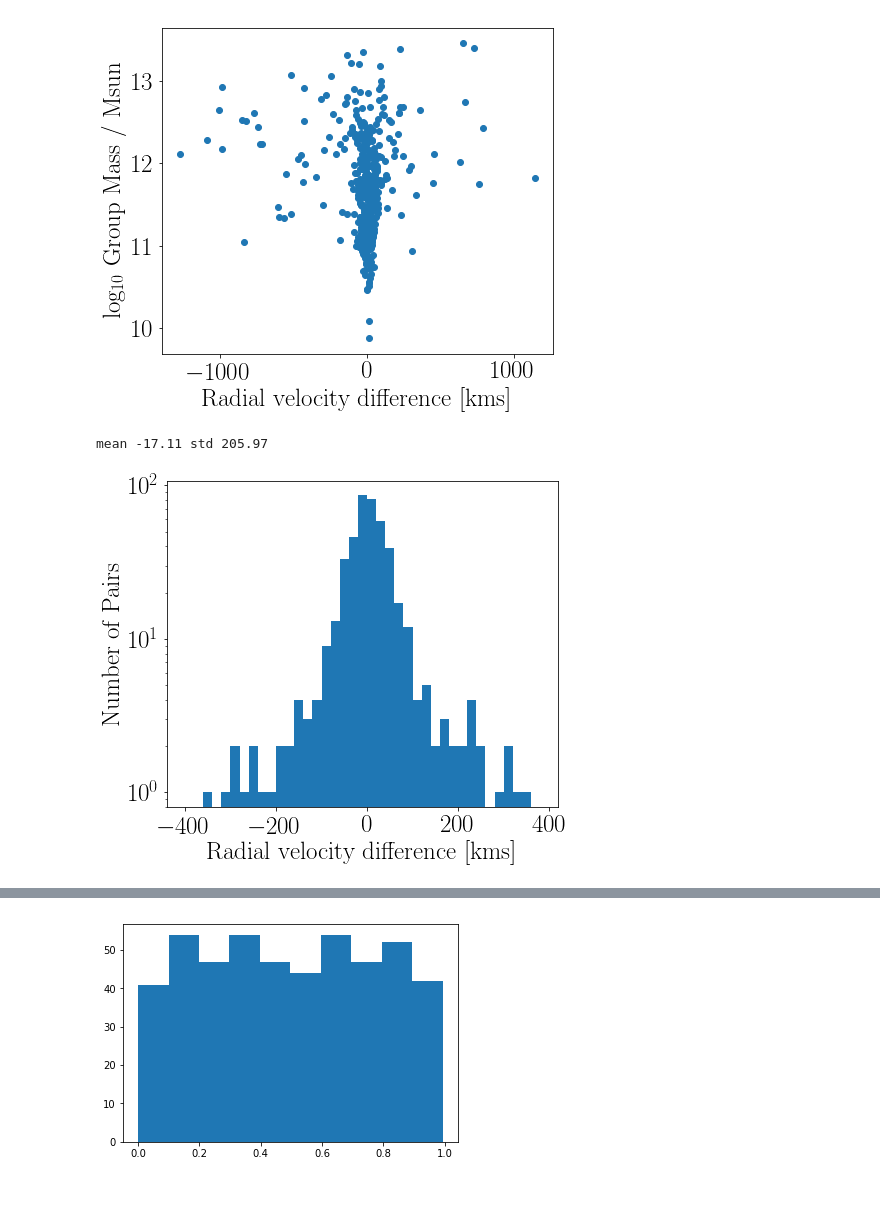
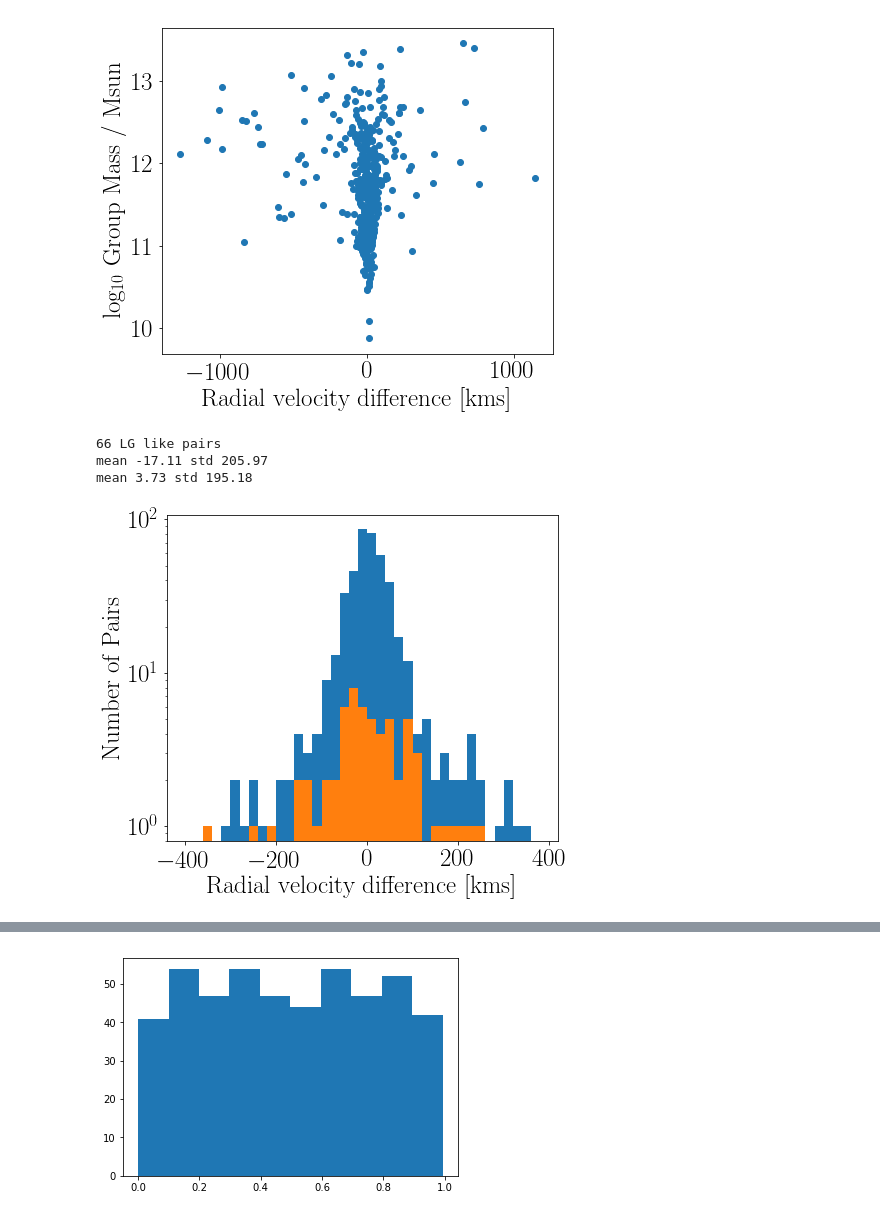
Before and after one commit to forero/GalaxyPairs, a Jupyter notebook: code/pairs_3500kms.ipynb, the cells around one changed output, grey strips where cells are left out. Drawn from its saved outputs; the diff is of its cells as text; code cells hidden in the pictures.

```diff
--- a/code/pairs_3500kms.ipynb
+++ b/code/pairs_3500kms.ipynb
@@ -122,15 +122,22 @@ plt.ylabel('log$_{10}$ Group Mass / Msun')
 # %%
 fig = plt.figure(1, figsize=(7,6))
 
+ii = (group_M31['gMassL'].values>11.5) & (group_MW['gMassL'].values>11.5)
+print(np.count_nonzero(ii), 'LG like pairs')
 vel_diff = group_M31['Vhel'].values- group_MW['Vhel'].values
 a = plt.hist(group_M31['Vhel'].values- group_MW['Vhel'].values, bins=np.arange(-400,400,20), log=True)
+
+a = plt.hist(vel_diff[ii], bins=np.arange(-400,400,20), log=True)
 
 plt.xlabel('Radial velocity difference [kms]')
 plt.ylabel('Number of Pairs')
 print('mean {:.2f} std {:.2f}'.format(np.mean(vel_diff), np.std(vel_diff)))
+print('mean {:.2f} std {:.2f}'.format(np.mean(vel_diff[ii]), np.std(vel_diff[ii])))
 # %% [output]
+66 LG like pairs
 mean -17.11 std 205.97
+mean 3.73 std 195.18
-[figure, old version]
+[figure, new version]
 # %%
 distance = (group_M31['SGX'].values - group_MW['SGX'].values)**2
 distance += (group_M31['SGY'].values - group_MW['SGY'].values)**2
```
Also changed, not shown: parts of 4 cells of this notebook.
